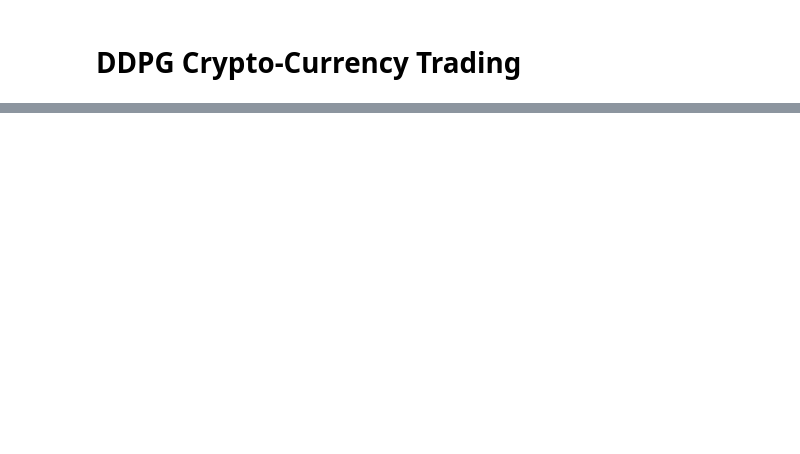
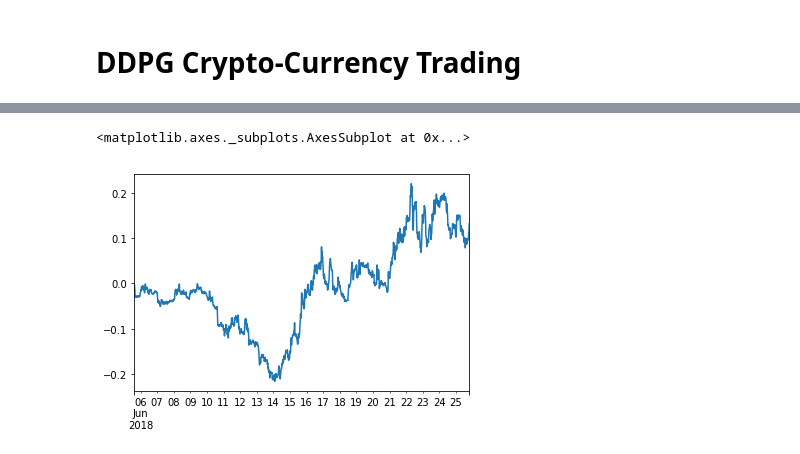
Before and after one commit to yuriak/RLQuant, a Jupyter notebook: crypto_currency/DDPG.ipynb, the cells around one changed output, grey strips where cells are left out. Drawn from its saved outputs; the diff is of its cells as text; code cells hidden in the pictures; blank space fills up the shorter version.

```diff
--- a/crypto_currency/DDPG.ipynb
+++ b/crypto_currency/DDPG.ipynb
@@ -198,0 +211,5 @@ plt.plot(test_r)
+# %%
+asset_data[:,:,'diff'].sum(axis=1).cumsum().plot()
+# %% [output]
+<matplotlib.axes._subplots.AxesSubplot at 0x...>
+[figure, added]
```
Also changed, not shown: parts of 10 cells of this notebook, 3 other files.
